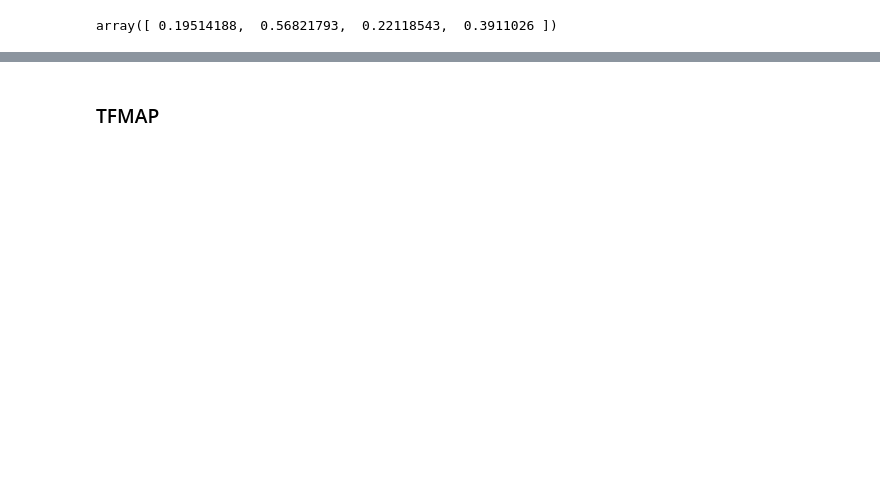
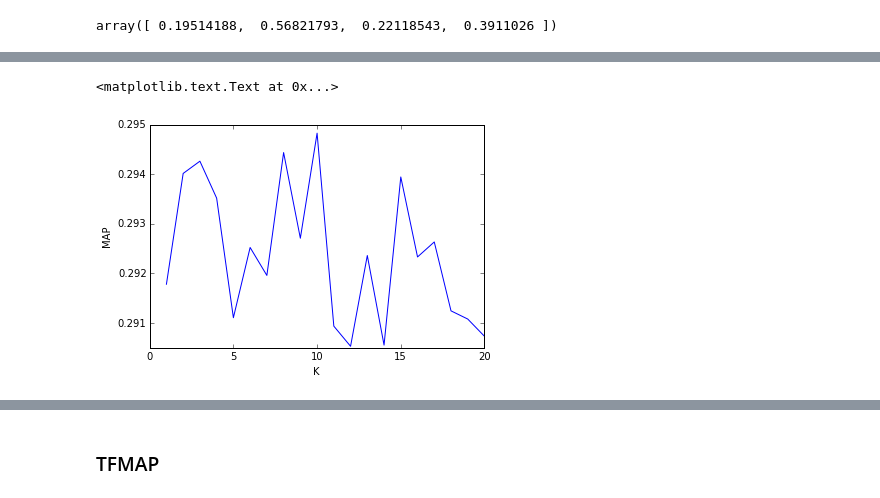
Before and after one commit to egorkudr1/diploma, a Jupyter notebook: rank_experiments.ipynb, the cells around one changed output, grey strips where cells are left out. Saved outputs shown, nothing was run; the diff lists cells and outputs as text; code cells hidden in the pictures; blank space fills up the shorter version.

```diff
--- a/rank_experiments.ipynb
+++ b/rank_experiments.ipynb
@@ -134,0 +205,15 @@ for i, K in enumerate(list_K):
+# %%
+list_K = np.arange(20) + 1#[0.001, 0.005, 0.01, 0.005 , 0.001]
+
+K = 10
+reg = 0.012
+lrate = 0.012
+res = np.zeros(len(list_K))
+
+for i, K in enumerate(list_K):
+    cf = rankingmethod.BPR_MF(user_item,K=K, regU=reg, regIpos=reg, regIneg=reg,
+                              lrate=lrate, verbose=0, maxiter=4)
+    cf.fit(train)
+    res[i] = rankingmeasure.get_MAP(train, test, cf, K=5)
+    print(lrate, reg, "MAP", res[i])
+    sys.stdout.flush()
@@ -135,3 +241,10 @@ for i, K in enumerate(list_K):
+# %%
+plt.plot(list_K, res)
+plt.xlabel("K")
+plt.ylabel("MAP")
+# %% [output]
+<matplotlib.text.Text at 0x...>
+[figure, added]
 # %%
 with open('bpr_mf_validation.pickle', 'wb') as f:
     f.dump(bpr_mf_validation, f)
```
Also changed, not shown: parts of 41 cells of this notebook, 3 other files.
